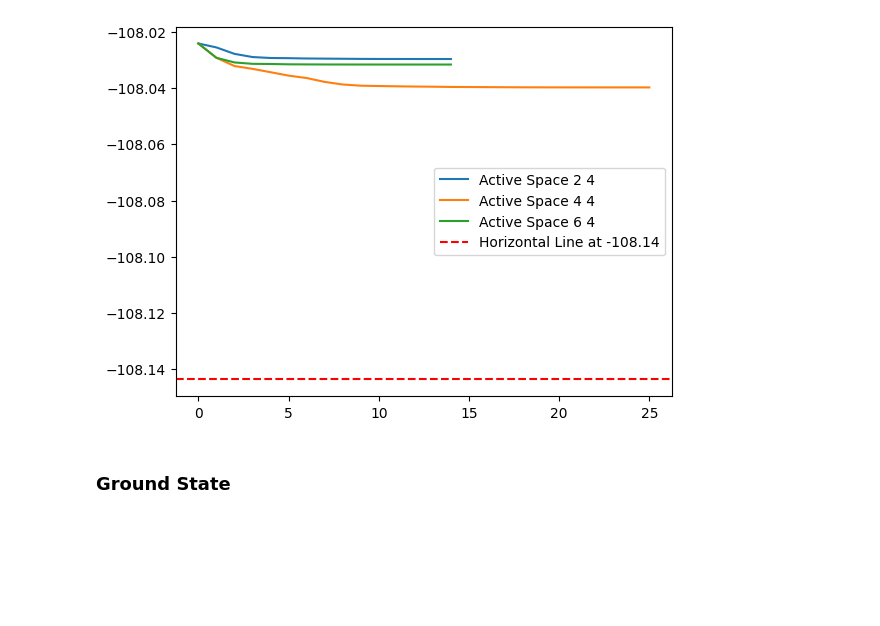
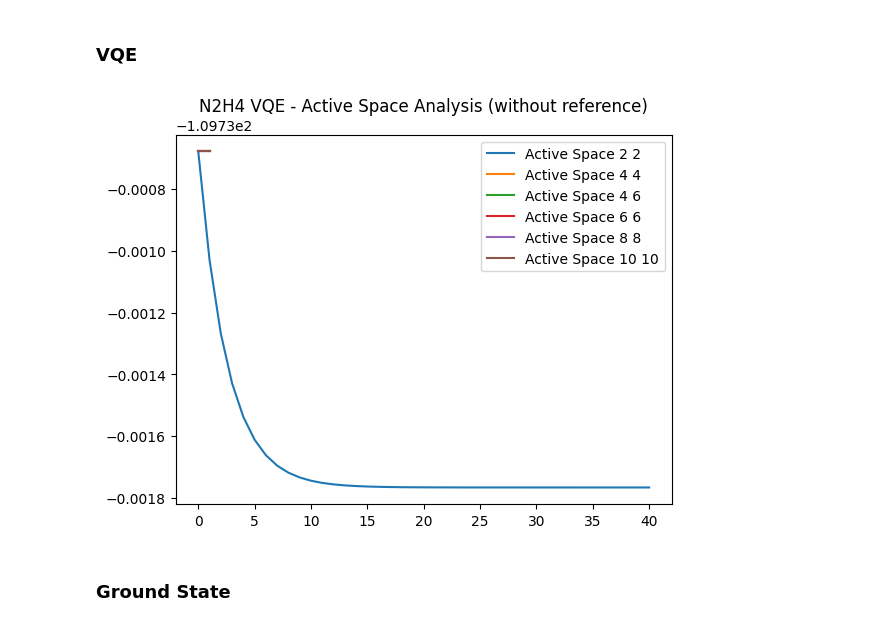
Before and after one commit to azhar-ikhtiarudin/variational-quantum-eigensolver, a Jupyter notebook: PennyLane/N2H4/active_space/data/visualizer.ipynb, the cells around one changed output. Drawn from its saved outputs; the diff is of its cells as text; code cells hidden in the pictures; blank space fills up the shorter version.

```diff
--- a/PennyLane/N2H4/active_space/data/visualizer.ipynb
+++ b/PennyLane/N2H4/active_space/data/visualizer.ipynb
@@ -37,15 +40,29 @@ plt.show()
-# %%
-import matplotlib.pyplot as plt
-
-plt.plot(data_3_2_4, label="Active Space 2 4")
-plt.plot(data_3_4_4, label="Active Space 4 4")
-plt.plot(data_3_6_4, label="Active Space 6 4")
-plt.axhline(y=-108.14368781, color='r', linestyle='--', label='Horizontal Line at -108.14')
-plt.legend()
-
-plt.show()
-# %% [output]
-[figure, removed]
+# %% [markdown]
+### VQE
+# %%
+vqe_2_2 = np.loadtxt('N2H4_VQE_1e-10_2_2.txt', delimiter=',')
+vqe_2_4 = np.loadtxt('N2H4_VQE_1e-10_2_4.txt', delimiter=',')
+vqe_4_4 = np.loadtxt('N2H4_VQE_1e-10_4_4.txt', delimiter=',')
+vqe_4_6 = np.loadtxt('N2H4_VQE_1e-10_4_6.txt', delimiter=',')
+vqe_6_6 = np.loadtxt('N2H4_VQE_1e-10_6_6.txt', delimiter=',')
+vqe_8_8 = np.loadtxt('N2H4_VQE_1e-10_8_8.txt', delimiter=',')
+vqe_10_10 = np.loadtxt('N2H4_VQE_1e-10_10_10.txt', delimiter=',')
+# %%
+plt.plot(vqe_2_2, label="Active Space 2 2")
+# plt.plot(vqe_2_4, label="Active Space 2 4")
+plt.plot(vqe_4_4, label="Active Space 4 4")
+plt.plot(vqe_4_6, label="Active Space 4 6")
+plt.plot(vqe_6_6, label="Active Space 6 6")
+plt.plot(vqe_8_8, label="Active Space 8 8")
+plt.plot(vqe_10_10, label="Active Space 10 10")
+# plt.axhline(y=-109.73067811, color='r', linestyle='--', label='HF Energy -109.7307')
+# plt.axhline(y=-109.85695386832232, color='r', linestyle='--', label='FCI Energy (-109.8569)')
+
+plt.title('N2H4 VQE - Active Space Analysis (without reference)')
+plt.legend()
+plt.show()
+# %% [output]
+[figure, added]
 # %% [markdown]
 ### Ground State
 # %%
```
Also changed, not shown: parts of 2 cells of this notebook, 26 other files.
